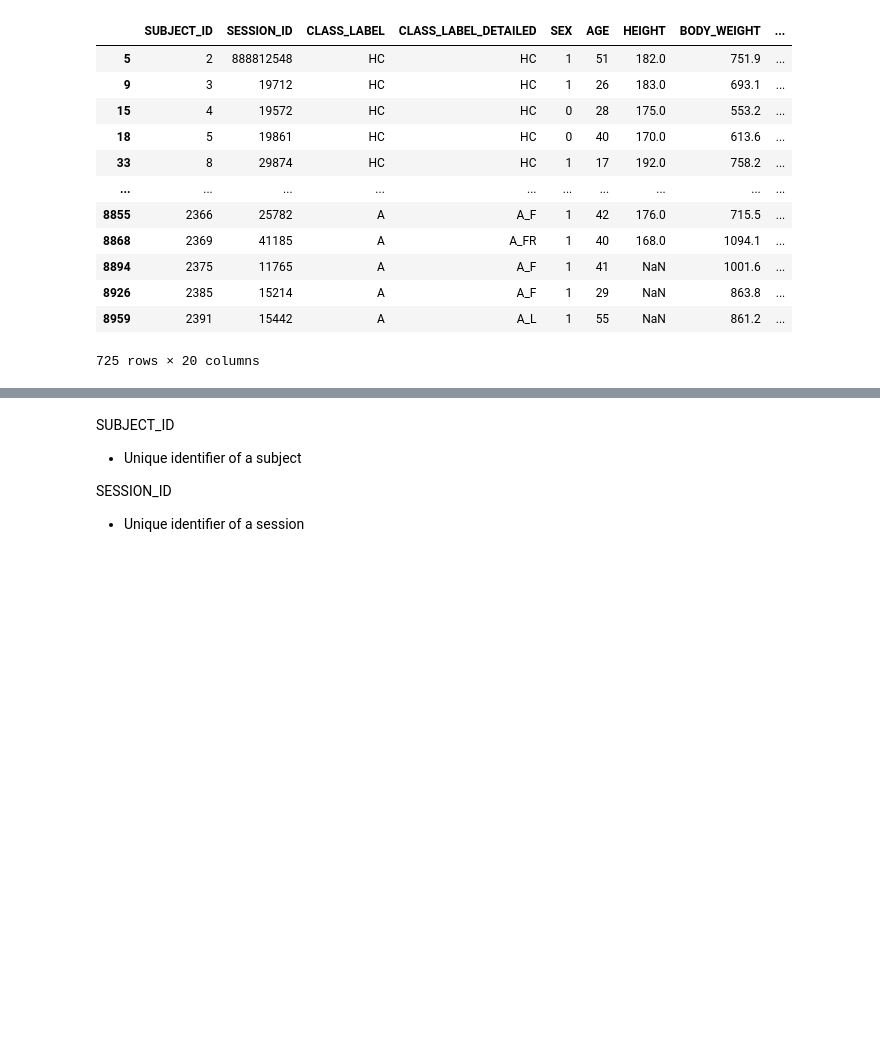
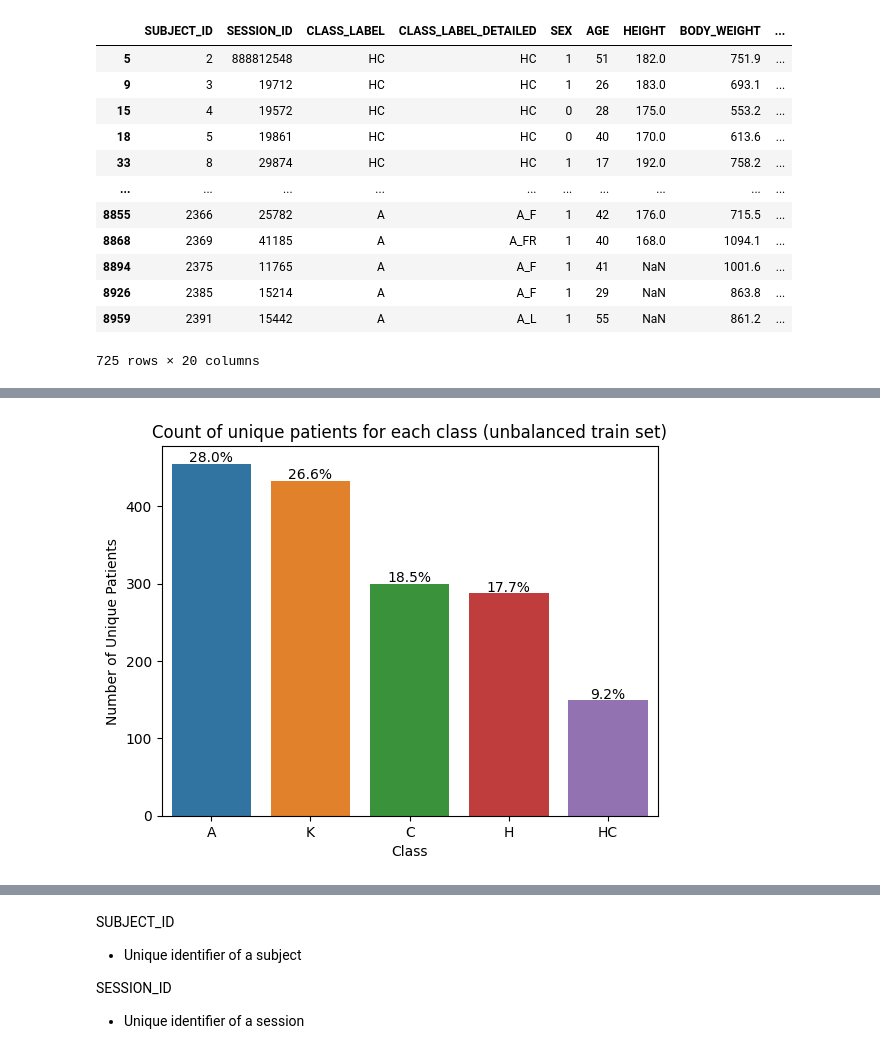
Before and after one commit to bernatsort/Therapy-Progress-Gait-Prediction, a Jupyter notebook: code.ipynb, the cells around one changed output, grey strips where cells are left out. Drawn from its saved outputs; the diff is of its cells as text; code cells hidden in the pictures; blank space fills up the shorter version.

```diff
--- a/code.ipynb
+++ b/code.ipynb
@@ -155,4 +165,7 @@ unbalanced_train_set_metadata
 # %%
 # Save metadata unbalanced train set to CSV
 unbalanced_train_set_metadata.to_csv(os.path.join(DATA_ROOT, "unbalanced_train_set_metadata.csv"), index=False)
+# %%
+# Load the metadata unbalanced training set
+unbalanced_train_set_metadata = pd.read_csv(os.path.join(DATA_ROOT, 'unbalanced_train_set_metadata.csv'))
 # %% [markdown]
@@ -191,0 +215,4 @@ balanced_train_set_metadata.to_csv(os.path.join(DATA_ROOT, "balanced_train_set_m
+# %%
+# Count the number of unique patients for each disease group
+unique_pat_per_class = unbalanced_train_set_metadata.groupby('CLASS_LABEL')['SUBJECT_ID'].nunique()
+unique_pat_per_class.sort_values(ascending=False)
@@ -191,0 +227,22 @@ balanced_train_set_metadata.to_csv(os.path.join(DATA_ROOT, "balanced_train_set_m
+# %%
+# Calculate the percentage of each disease group
+total_patients = unique_pat_per_class.sum()
+percentage = (unique_pat_per_class / total_patients) * 100
+
+# Sort the data in descending order
+sorted_data = unique_pat_per_class.sort_values(ascending=False)
+sorted_percentage = percentage.reindex(sorted_data.index)
+
+# Plotting the count of unique patients for each disease group with percentage
+ax = sns.barplot(x=sorted_data.index, y=sorted_data.values)
+plt.xlabel('Class')
+plt.ylabel('Number of Unique Patients')
+plt.title('Count of unique patients for each class (unbalanced train set)')
+
+# Add percentage labels to the plot
+for i, count in enumerate(sorted_data.values):
+    ax.text(i, count + 2, f'{sorted_percentage[i]:.1f}%', ha='center')
+
+plt.show()
+# %% [output]
+[figure, added]
```
Also changed, not shown: parts of 35 cells of this notebook.
